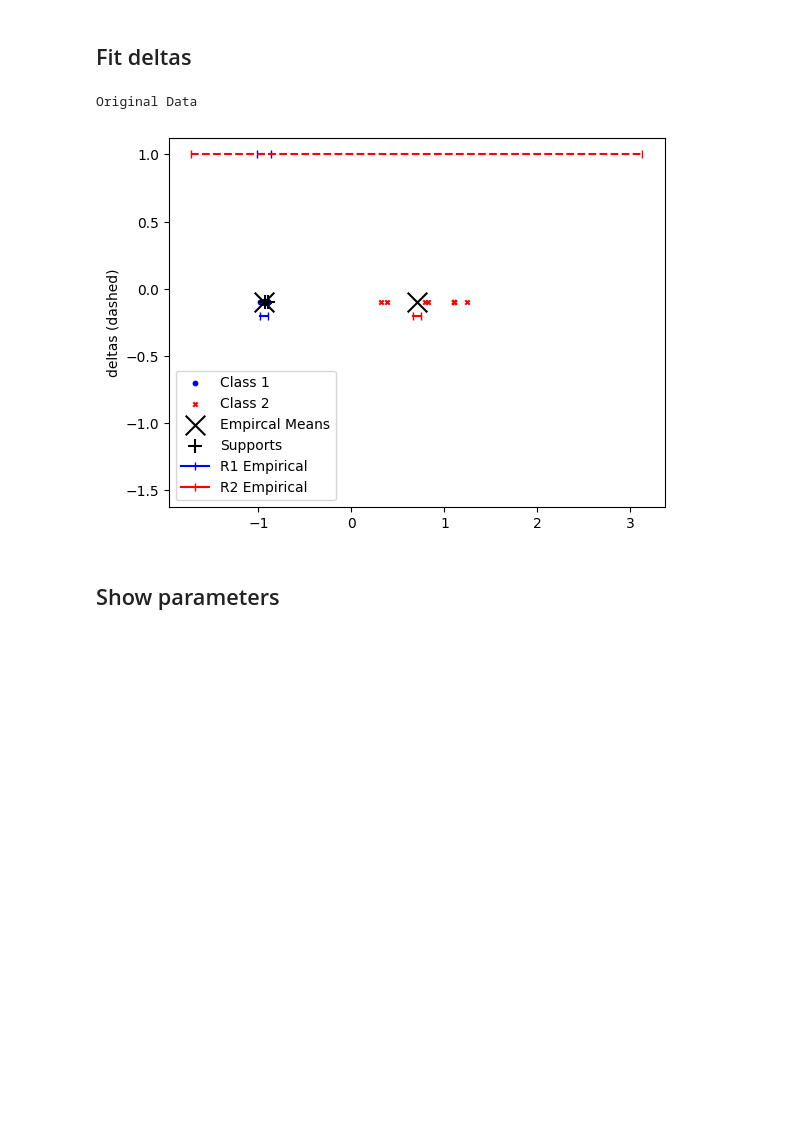
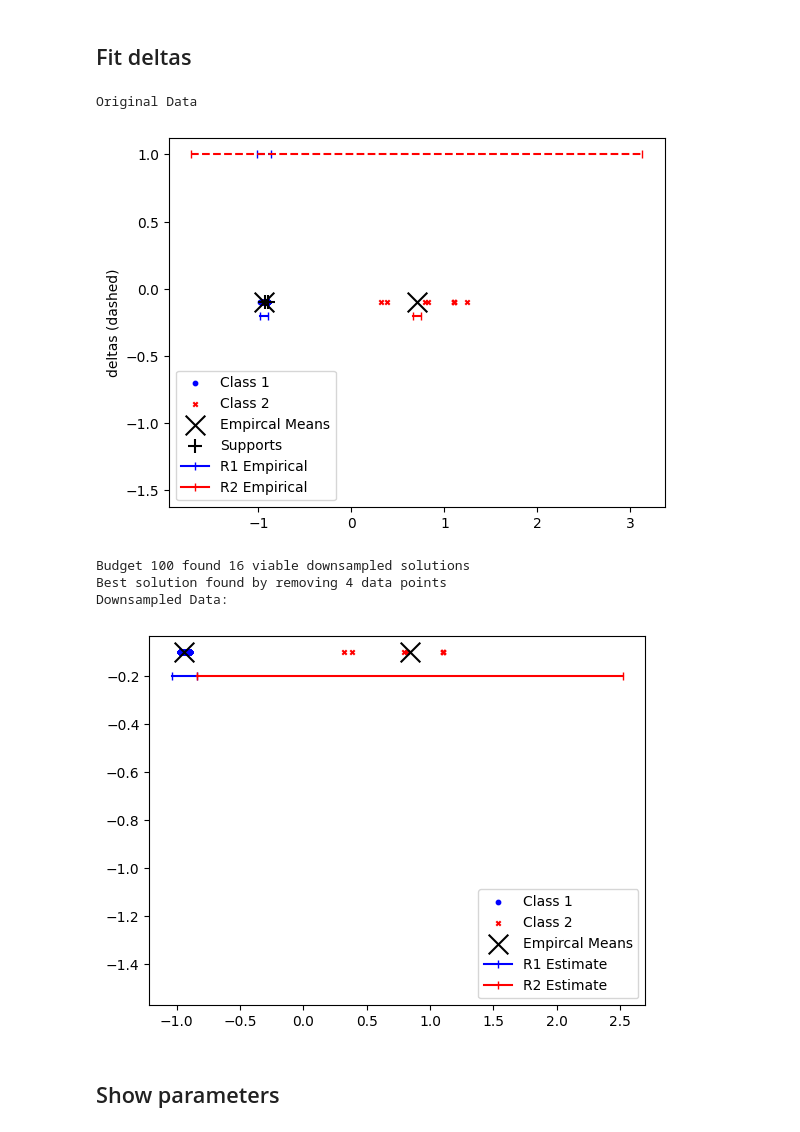
Before and after one commit to mattclifford1/linear_confidence, a Jupyter notebook: notebooks/downsample_supports.ipynb, the cells around one changed output. Drawn from its saved outputs; the diff is of its cells as text; code cells hidden in the pictures; blank space fills up the shorter version.

```diff
--- a/notebooks/downsample_supports.ipynb
+++ b/notebooks/downsample_supports.ipynb
@@ -39,14 +39,16 @@ SMOTE
 # %%
 X = data_clf['data']['X']
 y = data_clf['data']['y']
 clf = data_clf['clf']
 # deltas_model = model_deltas.reprojection_deltas(
-deltas_model = downsample.downsample_deltas(
-    clf,
-).fit(X, y, alpha=1000, _print=True, _plot=True, max_trials=100000, parallel=True)
+deltas_model = downsample.downsample_deltas(clf).fit(X, y, alpha=1, _print=True, _plot=True, max_trials=100, method='supports', parallel=False)
 # %% [output]
 Original Data
 [figure]
+Budget 100 found 16 viable downsampled solutions
+Best solution found by removing 4 data points
+Downsampled Data:
+[figure, added]
 # %% [markdown]
 ## Show parameters
 # %%
```
Also changed, not shown: parts of 3 cells of this notebook, 3 other files.
